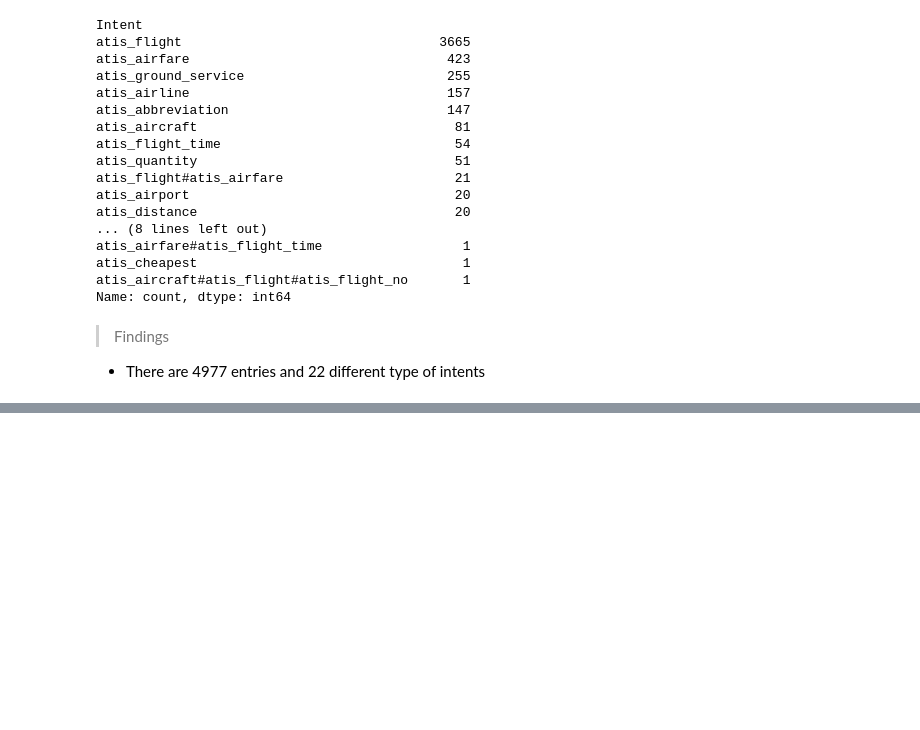
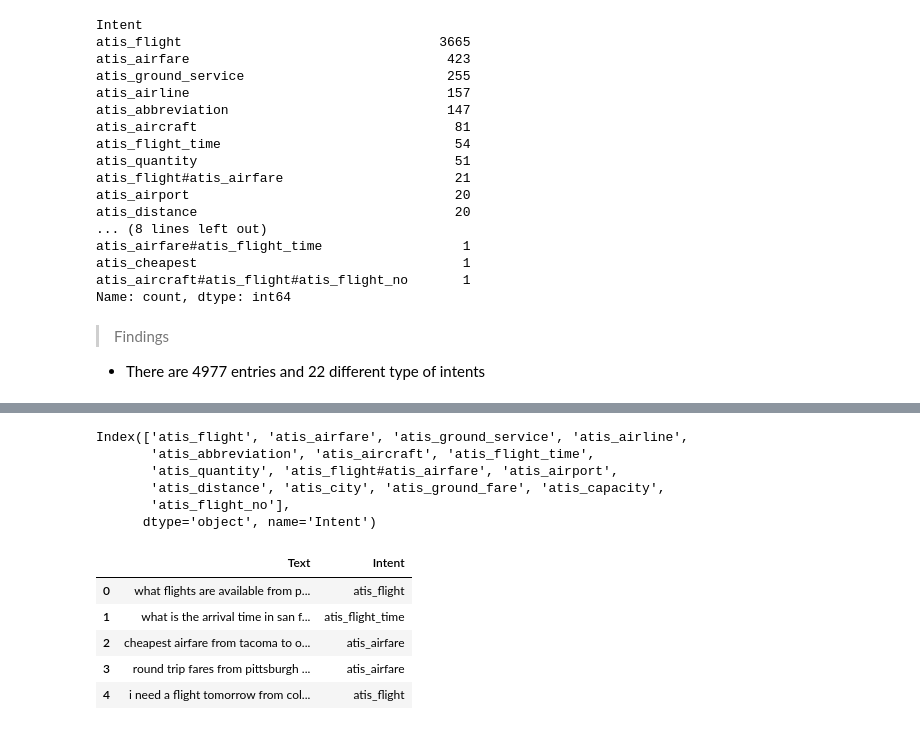
Before and after one commit to kumaramardeep342/Colab-Work, a Jupyter notebook: Ed_AI__NLP_M2+M3_inclass_ATIS_Intent_classification_.ipynb, the cells around one changed output, grey strips where cells are left out. Drawn from its saved outputs; the diff is of its cells as text; code cells hidden in the pictures; blank space fills up the shorter version.

```diff
--- a/Ed_AI__NLP_M2+M3_inclass_ATIS_Intent_classification_.ipynb
+++ b/Ed_AI__NLP_M2+M3_inclass_ATIS_Intent_classification_.ipynb
@@ -98,0 +140,26 @@ Name: count, dtype: int64
+# %%
+df.Intent.value_counts()[0:15].keys()
+# %% [output]
+Index(['atis_flight', 'atis_airfare', 'atis_ground_service', 'atis_airline',
+       'atis_abbreviation', 'atis_aircraft', 'atis_flight_time',
+       'atis_quantity', 'atis_flight#atis_airfare', 'atis_airport',
+       'atis_distance', 'atis_city', 'atis_ground_fare', 'atis_capacity',
+       'atis_flight_no'],
+      dtype='object', name='Intent')
+# %%
+#df=df[df.Intent.isin(df.Intent.value_counts()[0:15].keys())]
+top_15_columns= df.Intent.value_counts()[0:15].keys()
+data =[]
+for idx,intent in enumerate(df['Intent']):
+  if intent in top_15_columns:
+    data.append([df['Text'][idx],df['Intent'][idx]])
+
+df_sliced=pd.DataFrame(data,columns=['Text','Intent'])
+df_sliced.head()
+# %% [output]
+|  | Text | Intent |
+| 0 | what flights are available from p... | atis_flight |
+| 1 | what is the arrival time in san f... | atis_flight_time |
+| 2 | cheapest airfare from tacoma to o... | atis_airfare |
+| 3 | round trip fares from pittsburgh ... | atis_airfare |
+| 4 | i need a flight tomorrow from col... | atis_flight |
```
Also changed, not shown: parts of 26 cells of this notebook.
